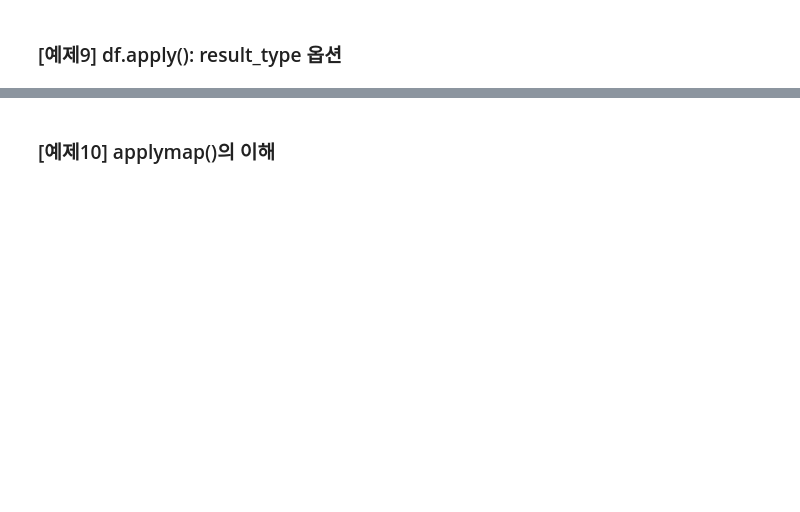
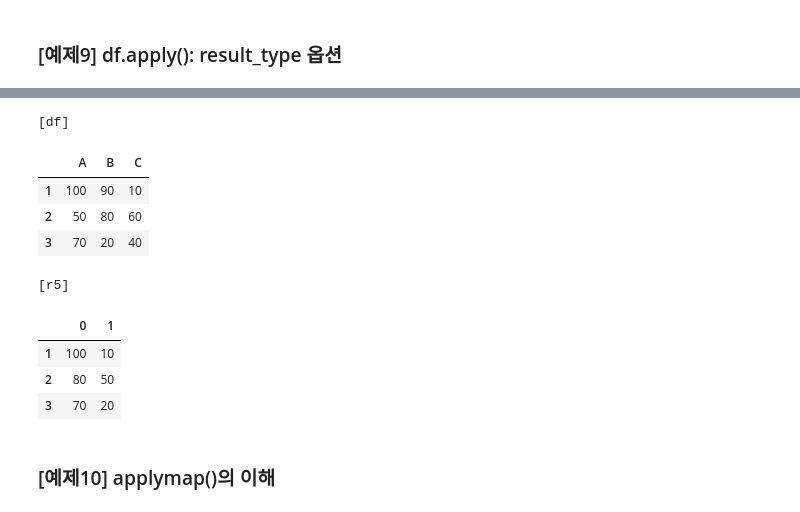
Before and after one commit to HayeonWon/SAMSUNG-Data-Science-Edu., a Jupyter notebook: Week2_Pandas/3부_2과_[EX] Method를 이용한 고급 편집.ipynb, the cells around one changed output, grey strips where cells are left out. Saved outputs shown, nothing was run; the diff lists cells and outputs as text; code cells hidden in the pictures; blank space fills up the shorter version.

```diff
--- a/Week2_Pandas/3부_2과_[EX] Method를 이용한 고급 편집.ipynb
+++ b/Week2_Pandas/3부_2과_[EX] Method를 이용한 고급 편집.ipynb
@@ -274,13 +393,24 @@ disp('df', 'r3', 'r4')
 # %%
 # [2]
 
 df = pd.DataFrame({'A': [100,50,70], 'B':[90,80,20], 'C':[10,60,40]}, index=[1,2,3])
 
 func2 = lambda x:[ x.max(), x.min()]
 r5 = df.apply(func2, axis=1, result_type='expand')
-r6 = df.apply(func2, axis=1, result_type='broadcast') # error
+# r6 = df.apply(func2, axis=1, result_type='broadcast') # error
 
 disp('df', 'r5')
+# %% [output]
+[df]
+|  | A | B | C |
+| 1 | 100 | 90 | 10 |
+| 2 | 50 | 80 | 60 |
+| 3 | 70 | 20 | 40 |
+[r5]
+|  | 0 | 1 |
+| 1 | 100 | 10 |
+| 2 | 80 | 50 |
+| 3 | 70 | 20 |
 # %% [markdown]
 ### [예제10] applymap()의 이해
 # %%
```
Also changed, not shown: parts of 9 cells of this notebook, 13 other files.
